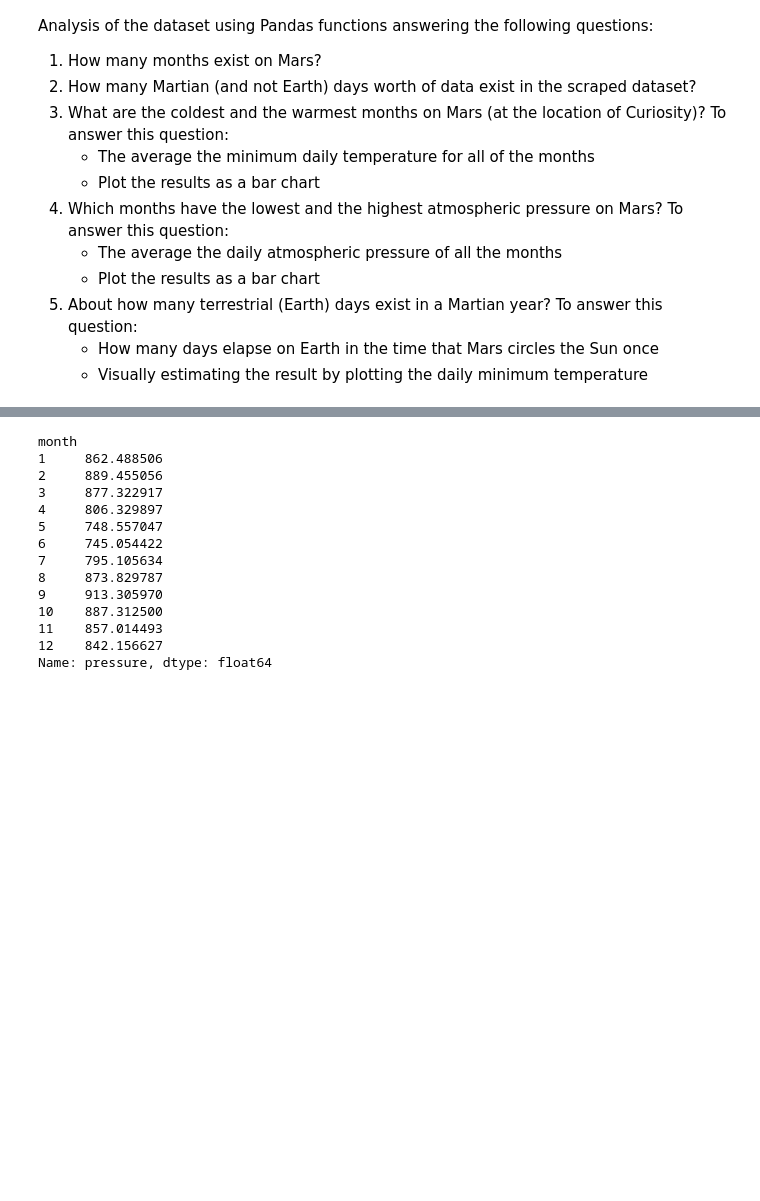
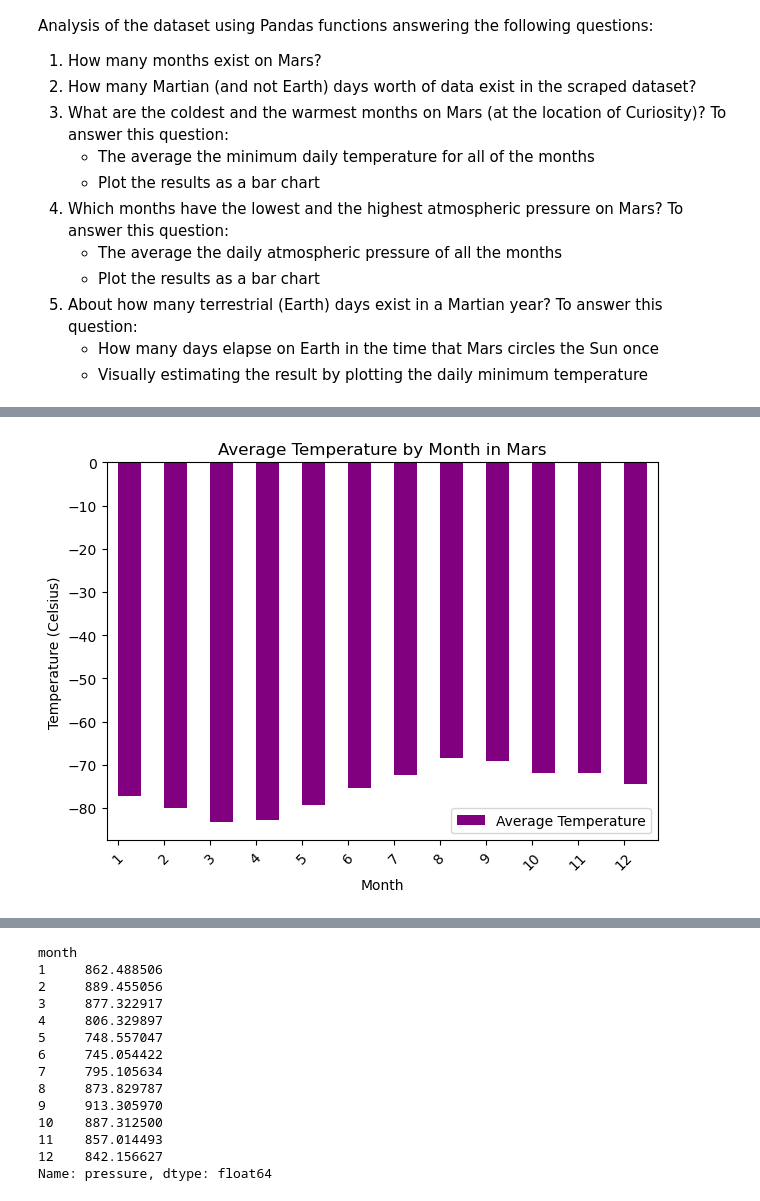
Before and after one commit to YargKlnc/Mars-Weather-News, a Jupyter notebook: part_2_mars_weather.ipynb, the cells around one changed output, grey strips where cells are left out. Saved outputs shown, nothing was run; the diff lists cells and outputs as text; code cells hidden in the pictures; blank space fills up the shorter version.

```diff
--- a/part_2_mars_weather.ipynb
+++ b/part_2_mars_weather.ipynb
@@ -179,3 +181,5 @@ There are 1867 Martian days in data
 # %%
 # 3. What is the average low temperature by month?
+mars_avg_low = df[["month", "min_temp"]].groupby("month").mean().round(2)
+mars_avg_low
 # %% [output]
@@ -203,0 +203,15 @@ Name: min_temp, dtype: float64
+# %%
+# plotting the average temperature by month
+mars_avg_low.plot.bar(color="purple", alpha=1, align="edge")
+
+# giving names and title to bar plot
+plt.xlabel("Month")
+plt.ylabel("Temperature (Celsius)")
+plt.title("Average Temperature by Month in Mars")
+plt.legend(["Average Temperature"])
+plt.xticks(rotation=45)
+plt.tight_layout()
+
+plt.show()
+# %% [output]
+[figure, added]
```
Also changed, not shown: parts of 10 cells of this notebook.
